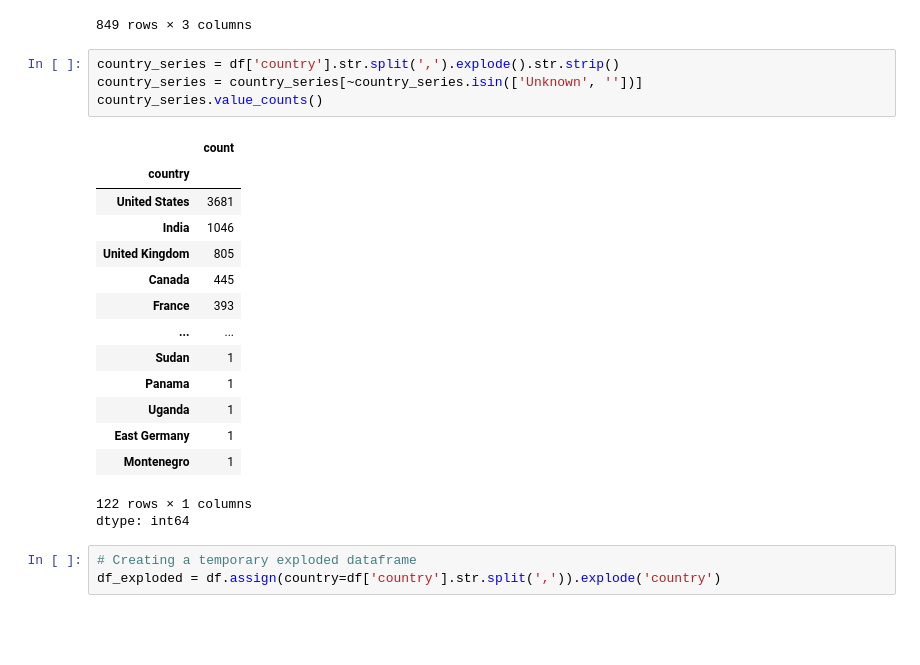
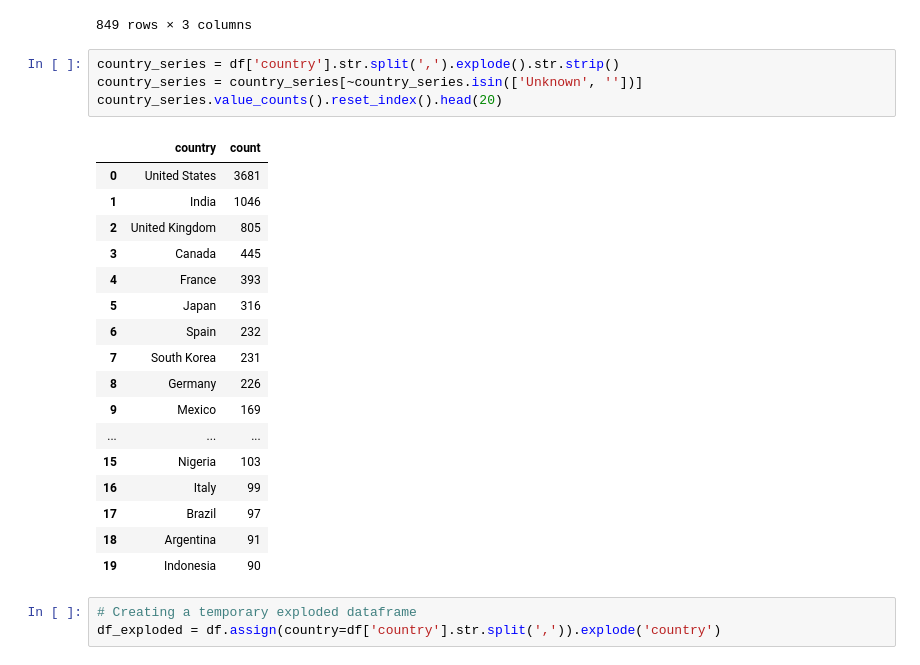
Before and after one commit to akshaykumar2972/Netflix-Data-Analysis, a Jupyter notebook: Netflix_Data_Analysis.ipynb, the cells around one changed output. Saved outputs shown, nothing was run; the diff lists cells and outputs as text; blank space fills up the shorter version.

```diff
--- a/Netflix_Data_Analysis.ipynb
+++ b/Netflix_Data_Analysis.ipynb
@@ -423,23 +314,25 @@ df.groupby(['country','type'])['show_id'].count().reset_index(name='count').sort
 # %%
 country_series = df['country'].str.split(',').explode().str.strip()
 country_series = country_series[~country_series.isin(['Unknown', ''])]
-country_series.value_counts()
+country_series.value_counts().reset_index().head(20)
 # %% [output]
-|  | count |
-| country |  |
-| United States | 3681 |
-| India | 1046 |
-| United Kingdom | 805 |
-| Canada | 445 |
-| France | 393 |
-| ... | ... |
-| Sudan | 1 |
-| Panama | 1 |
-| Uganda | 1 |
-| East Germany | 1 |
-| Montenegro | 1 |
+|  | country | count |
+| 0 | United States | 3681 |
+| 1 | India | 1046 |
+| 2 | United Kingdom | 805 |
+| 3 | Canada | 445 |
+| 4 | France | 393 |
+| 5 | Japan | 316 |
+| 6 | Spain | 232 |
+| 7 | South Korea | 231 |
+| 8 | Germany | 226 |
+| 9 | Mexico | 169 |
+| ... | ... | ... |
+| 15 | Nigeria | 103 |
+| 16 | Italy | 99 |
+| 17 | Brazil | 97 |
+| 18 | Argentina | 91 |
+| 19 | Indonesia | 90 |
-122 rows × 1 columns
-dtype: int64
 # %%
 # Creating a temporary exploded dataframe
 df_exploded = df.assign(country=df['country'].str.split(',')).explode('country')
```
Also changed, not shown: parts of 15 cells of this notebook.
